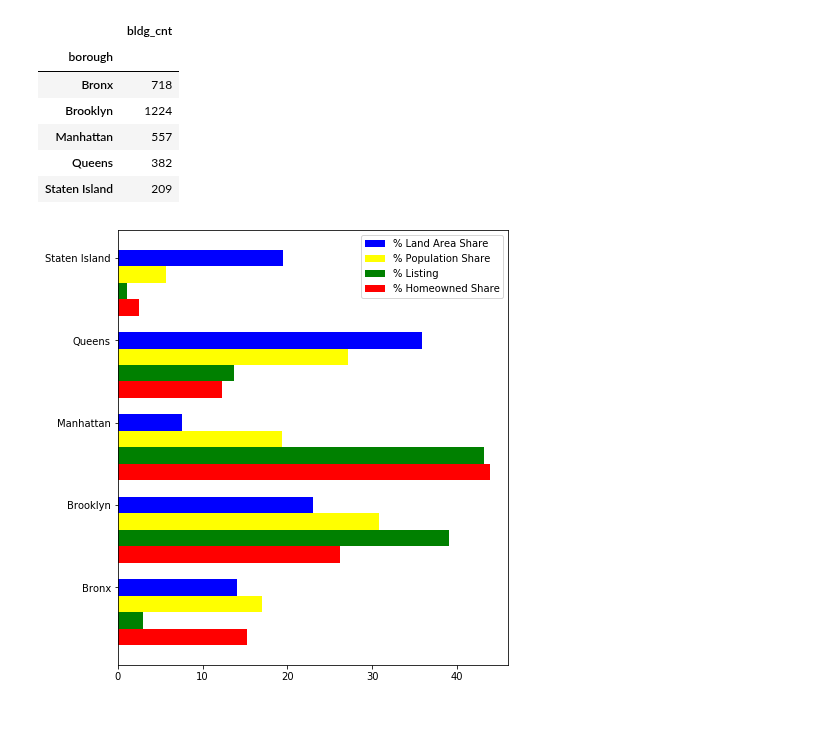
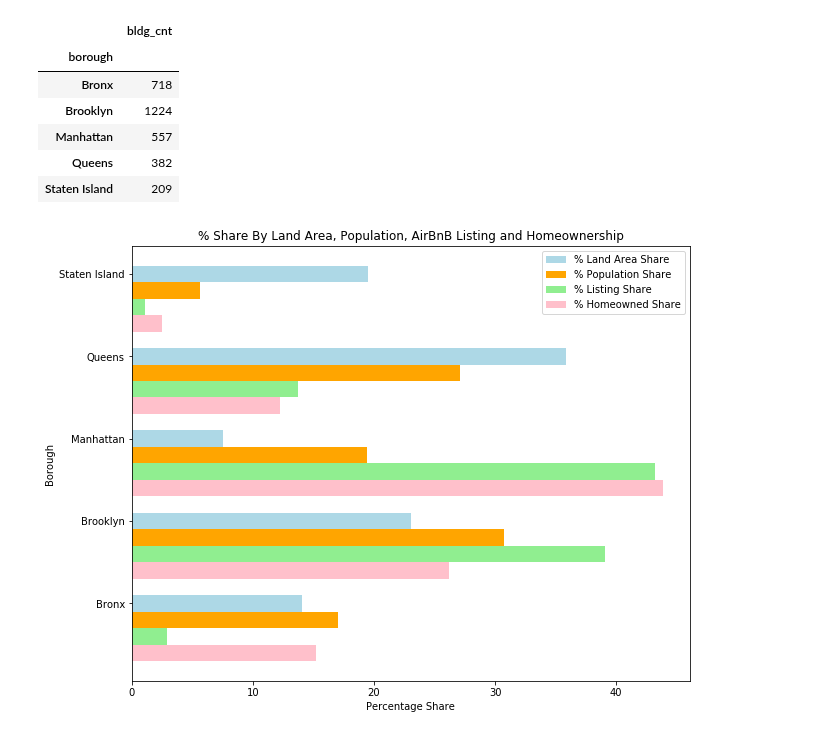
Before and after one commit to hayden4davey/Project1-Group2, a Jupyter notebook: arnold1.ipynb, the cells around one changed output. Saved outputs shown, nothing was run; the diff lists cells and outputs as text; code cells hidden in the pictures.

```diff
--- a/arnold1.ipynb
+++ b/arnold1.ipynb
@@ -184,21 +181,22 @@ df_all[['bldg_cnt']]
 | Staten Island | 209 |
 # %%
 # Show Distribution of area/population/listing/home ownership cnt
-fig, ax =  plt.subplots(figsize=(7,8))
+fig, ax =  plt.subplots(figsize=(10,8))
 
 width = 0.20
 y_pos = np.arange(len(df_all.index))
 
+p1 = ax.barh(y_pos, df_all.area_pct , width, color='lightblue')
+p2 = ax.barh(y_pos - width , df_all.population_pct , width , color='orange')
+p3 = ax.barh(y_pos - (width * 2) , df_all.listing_pct , width , color='lightgreen')
+p4 = ax.barh(y_pos - (width * 3) , df_all.unit_own_pct , width , color='pink')
 
-p1 = ax.barh(y_pos, df_all.area_pct , width, color='blue')
-p2 = ax.barh(y_pos - width , df_all.population_pct , width , color='yellow')
-p3 = ax.barh(y_pos - (width * 2) , df_all.listing_pct , width , color='green')
-p4 = ax.barh(y_pos - (width * 3) , df_all.unit_own_pct , width , color='red')
-
-#ax.barh(y_pos, performance, xerr=error, align='center')
 ax.set_yticks(y_pos)
 ax.set_yticklabels(df_all.index)
-plt.legend((p1[0], p2[0], p3[0], p4[0]), ('% Land Area Share', '% Population Share','% Listing','% Homeowned Share'))
+plt.ylabel('Borough')
+plt.xlabel('Percentage Share')
+plt.title('% Share By Land Area, Population, AirBnB Listing and Homeownership')
+plt.legend((p1[0], p2[0], p3[0], p4[0]), ('% Land Area Share', '% Population Share','% Listing Share','% Homeowned Share'))
 plt.show()
 # %% [output]
-[figure, old version]
+[figure, new version]
```
Also changed, not shown: parts of 4 cells of this notebook.
